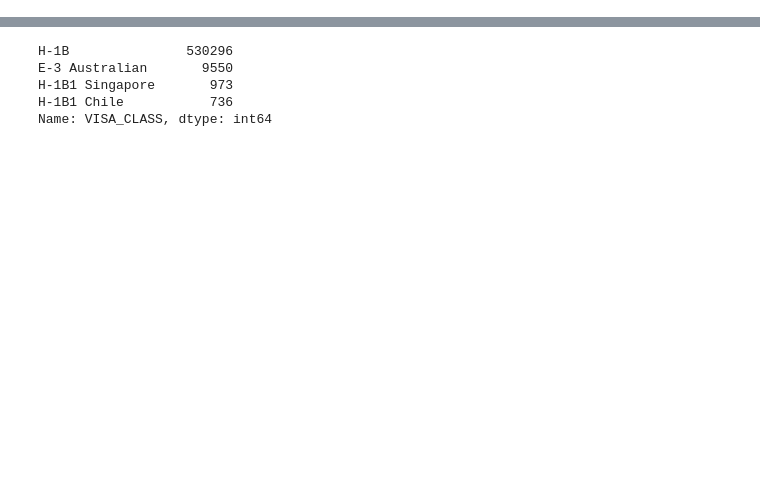
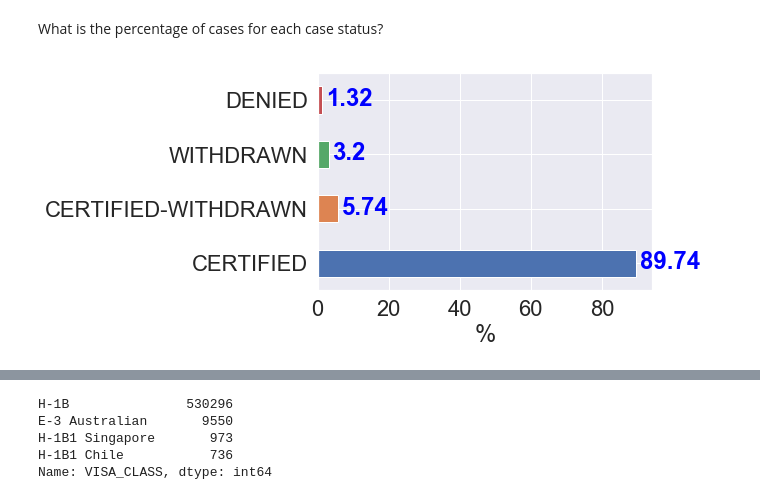
Before and after one commit to matthew-hsr/H1B-Data-Investigation, a Jupyter notebook: H1B-Investigation.ipynb, the cells around one changed output, grey strips where cells are left out. Saved outputs shown, nothing was run; the diff lists cells and outputs as text; code cells hidden in the pictures; blank space fills up the shorter version.

```diff
--- a/H1B-Investigation.ipynb
+++ b/H1B-Investigation.ipynb
@@ -22,0 +120,6 @@ df_2018.head()
+# %% [markdown]
+What is the percentage of cases for each case status?
+# %%
+plot_horizontal_bar_char((df_2018['CASE_STATUS'].value_counts() / len(df_2018) * 100).round(2), 2, '%', hor_shift=1)
+# %% [output]
+[figure, added]
```
Also changed, not shown: parts of 73 cells of this notebook.
